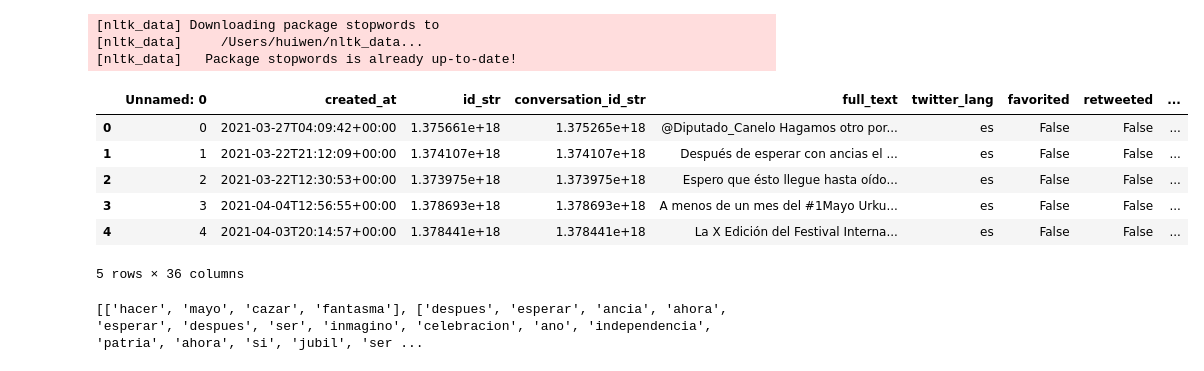
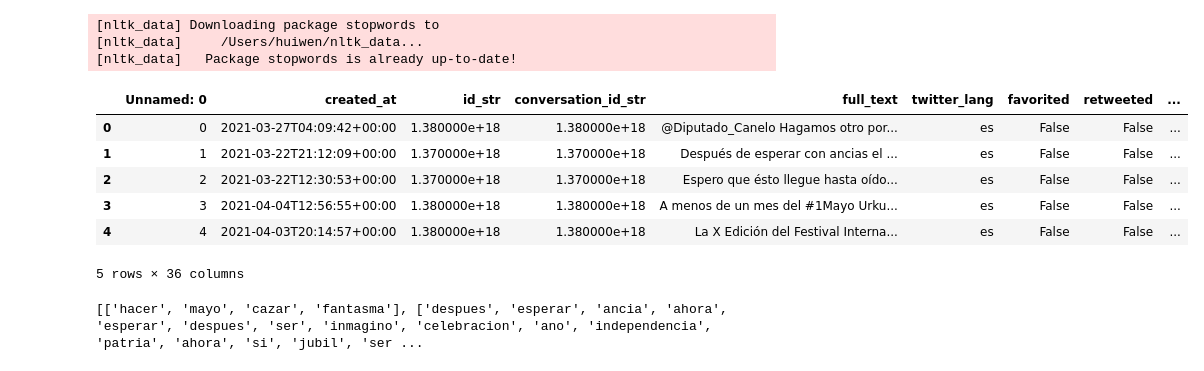
Before and after one commit to OmdenaAI/omdena-colombia-socialnetwork, a Jupyter notebook: src/tasks/task-3-exploratory-data-analysis/Tay-LDA_algo_without_hashtags.ipynb, the cells around one changed output. Drawn from its saved outputs; the diff is of its cells as text; code cells hidden in the pictures.

```diff
--- a/src/tasks/task-3-exploratory-data-analysis/Tay-LDA_algo_without_hashtags.ipynb
+++ b/src/tasks/task-3-exploratory-data-analysis/Tay-LDA_algo_without_hashtags.ipynb
@@ -33,14 +34,14 @@ stop_words.extend(["palestinianlivesmatter",
 # %%
 # Read data
-df = pd.read_csv('/Users/huiwen/Documents/Side Projects/Omdena/omdena-colombia-socialnetwork/Untitled/src/data/task-2-preprocessing/merged_data/Final/Final_all.csv')
+df = pd.read_csv('/Users/huiwen/Documents/Side Projects/Omdena/omdena-colombia-socialnetwork/Untitled/src/data/task-3-exploratory-data-analysis/Corrected_Final_All.csv')
 df.head()
 # %% [output]
 |  | Unnamed: 0 | created_at | id_str | conversation_id_str | full_text | twitter_lang | favorited | retweeted | ... |
-| 0 | 0 | 2021-03-27T04:09:42+00:00 | 1.375661e+18 | 1.375265e+18 | @Diputado_Canelo Hagamos otro por... | es | False | False | ... |
-| 1 | 1 | 2021-03-22T21:12:09+00:00 | 1.374107e+18 | 1.374107e+18 | Después de esperar con ancias el ... | es | False | False | ... |
-| 2 | 2 | 2021-03-22T12:30:53+00:00 | 1.373975e+18 | 1.373975e+18 | Espero que ésto llegue hasta oído... | es | False | False | ... |
-| 3 | 3 | 2021-04-04T12:56:55+00:00 | 1.378693e+18 | 1.378693e+18 | A menos de un mes del #1Mayo Urku... | es | False | False | ... |
-| 4 | 4 | 2021-04-03T20:14:57+00:00 | 1.378441e+18 | 1.378441e+18 | La X Edición del Festival Interna... | es | False | False | ... |
+| 0 | 0 | 2021-03-27T04:09:42+00:00 | 1.380000e+18 | 1.380000e+18 | @Diputado_Canelo Hagamos otro por... | es | False | False | ... |
+| 1 | 1 | 2021-03-22T21:12:09+00:00 | 1.370000e+18 | 1.370000e+18 | Después de esperar con ancias el ... | es | False | False | ... |
+| 2 | 2 | 2021-03-22T12:30:53+00:00 | 1.370000e+18 | 1.370000e+18 | Espero que ésto llegue hasta oído... | es | False | False | ... |
+| 3 | 3 | 2021-04-04T12:56:55+00:00 | 1.380000e+18 | 1.380000e+18 | A menos de un mes del #1Mayo Urku... | es | False | False | ... |
+| 4 | 4 | 2021-04-03T20:14:57+00:00 | 1.380000e+18 | 1.380000e+18 | La X Edición del Festival Interna... | es | False | False | ... |
 5 rows × 36 columns
 # %%
 # processed list of words to str
```
Also changed, not shown: parts of 12 cells of this notebook.
